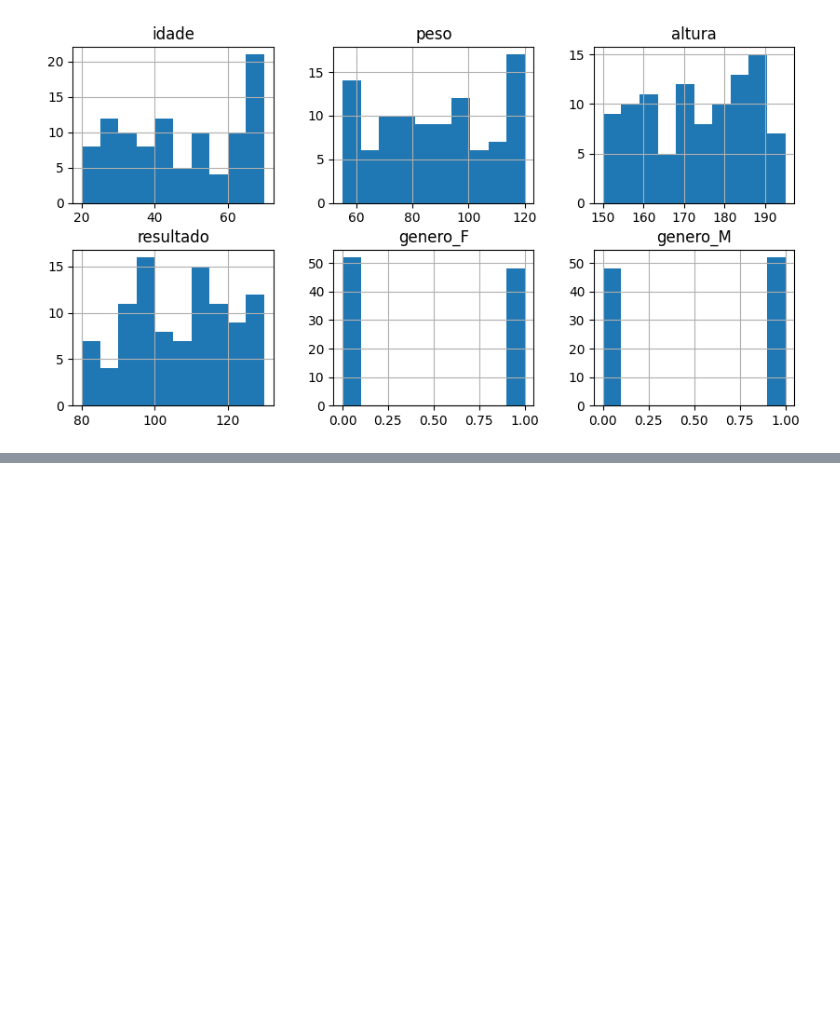
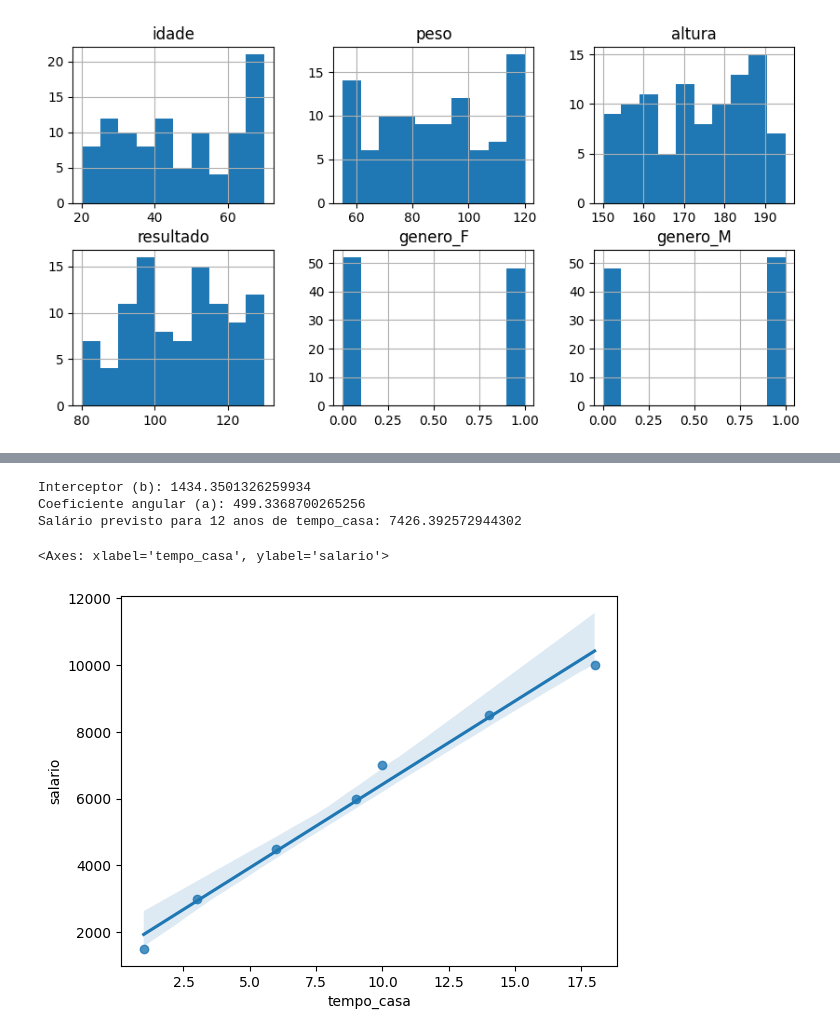
Before and after one commit to rcmonteiro/curso-ia-rocketseat, a Jupyter notebook: modelo_diabetes/modelo_diabetes.ipynb, the cells around one changed output, grey strips where cells are left out. Cells and saved outputs as stored; diff of their text form; code cells hidden in the pictures; blank space fills up the shorter version.

```diff
--- a/modelo_diabetes/modelo_diabetes.ipynb
+++ b/modelo_diabetes/modelo_diabetes.ipynb
@@ -121,0 +178,28 @@ array([[<Axes: title={'center': 'idade'}>,
+# %%
+import statsmodels.api as sm
+
+# Adiciona uma constante para o intercepto b
+X = sm.add_constant(df_regressao_simples['tempo_casa'])
+y = df_regressao_simples['salario']
+
+# Ajuste do modelo de regressão linear
+modelo = sm.OLS(y, X).fit()
+
+# Obtenção dos coeficientes a e b
+b, a = modelo.params
+print(f'Interceptor (b): {b}')
+print(f'Coeficiente angular (a): {a}')
+
+# Previsão do salário para um tempo_casa específico
+tempo_casa = 12
+salario_previsto = a * tempo_casa + b
+print(f'Salário previsto para {tempo_casa} anos de tempo_casa: {salario_previsto}')
+
+# Visualização do ajuste da regressão
+sns.regplot(data=df_regressao_simples, x='tempo_casa', y='salario')
+# %% [output]
+Interceptor (b): 1434.3501326259934
+Coeficiente angular (a): 499.3368700265256
+Salário previsto para 12 anos de tempo_casa: 7426.392572944302
+<Axes: xlabel='tempo_casa', ylabel='salario'>
+[figure, added]
```
Also changed, not shown: parts of 16 cells of this notebook, 2 other files.
